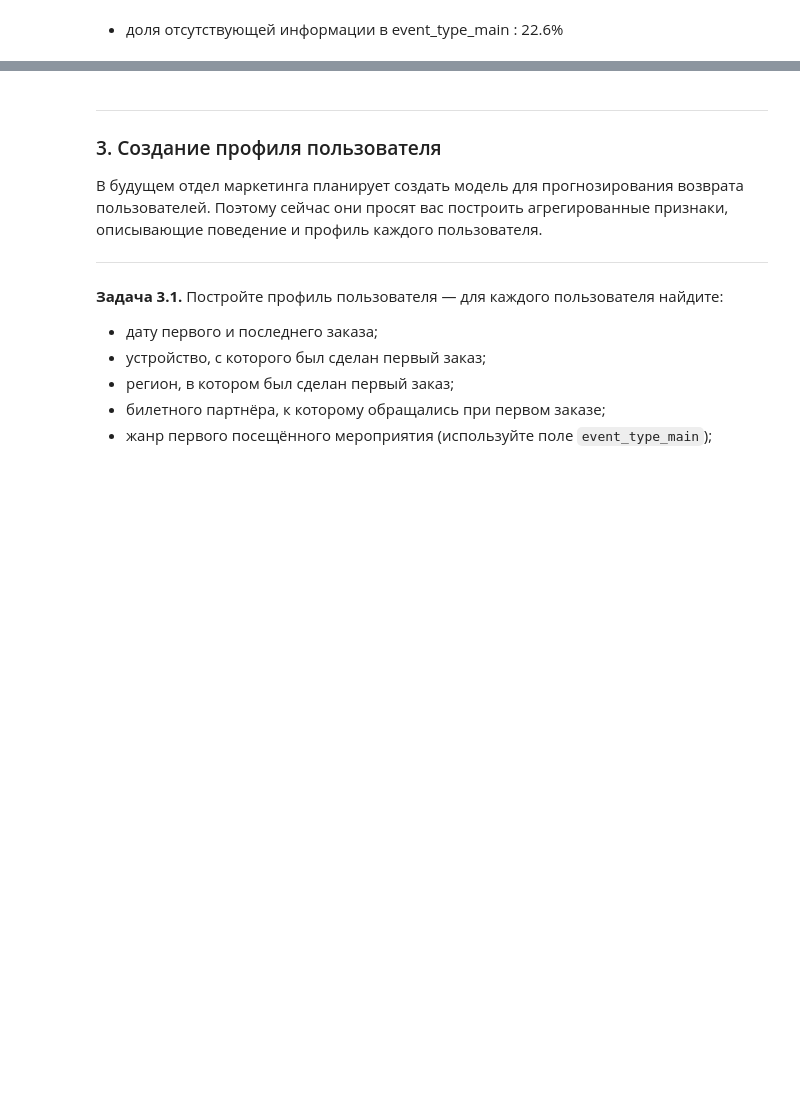
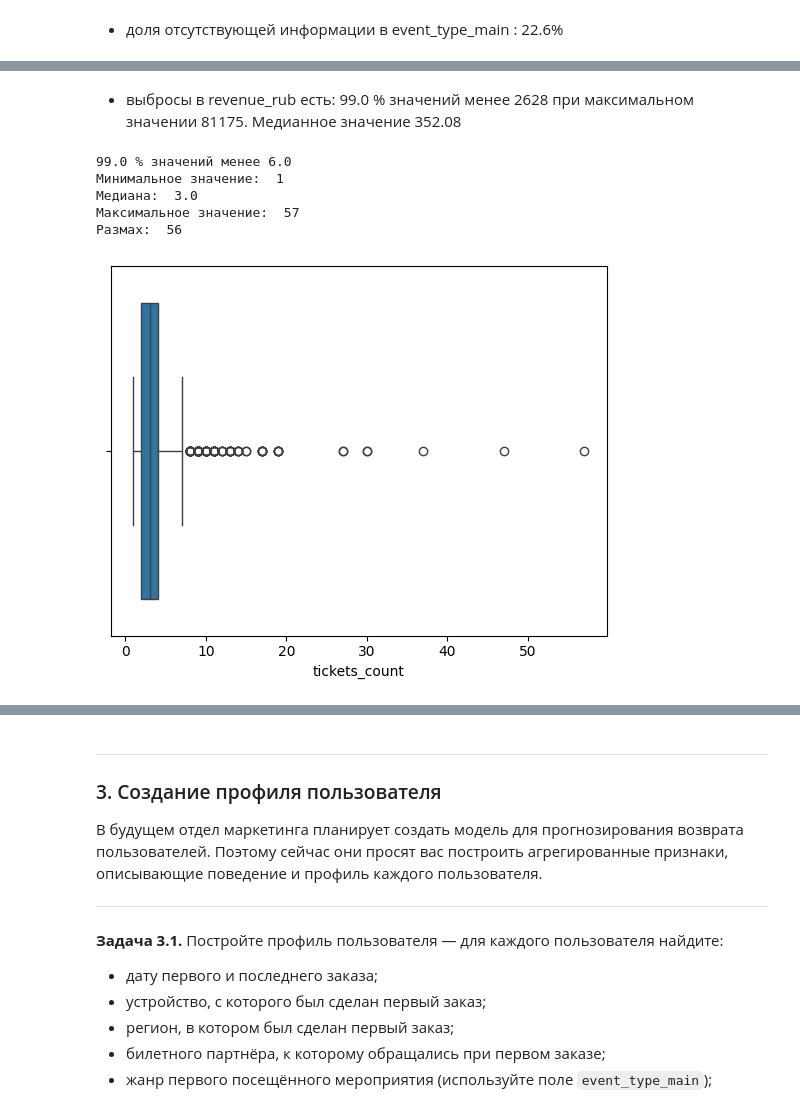
Before and after one commit to Plakhotniuk/practicum_ds, a Jupyter notebook: user_loyalty_analysis/project.ipynb, the cells around one changed output, grey strips where cells are left out. Saved outputs shown, nothing was run; the diff lists cells and outputs as text; code cells hidden in the pictures; blank space fills up the shorter version.

```diff
--- a/user_loyalty_analysis/project.ipynb
+++ b/user_loyalty_analysis/project.ipynb
@@ -369,0 +439,12 @@ df = normalize_columns_snake_case(df, ['region_name', 'city_name', 'service_name
+# %% [markdown]
+- выбросы в revenue_rub есть: 99.0 % значений менее 2628 при максимальном значении 81175. Медианное значение 352.08
+# %%
+sns.boxplot(data=df, x='tickets_count')
+discribe_analysis(df['tickets_count'], qnt=0.99)
+# %% [output]
+99.0 % значений менее 6.0
+Минимальное значение:  1
+Медиана:  3.0
+Максимальное значение:  57
+Размах:  56
+[figure, added]
```
Also changed, not shown: parts of 113 cells of this notebook, 6 other files.
